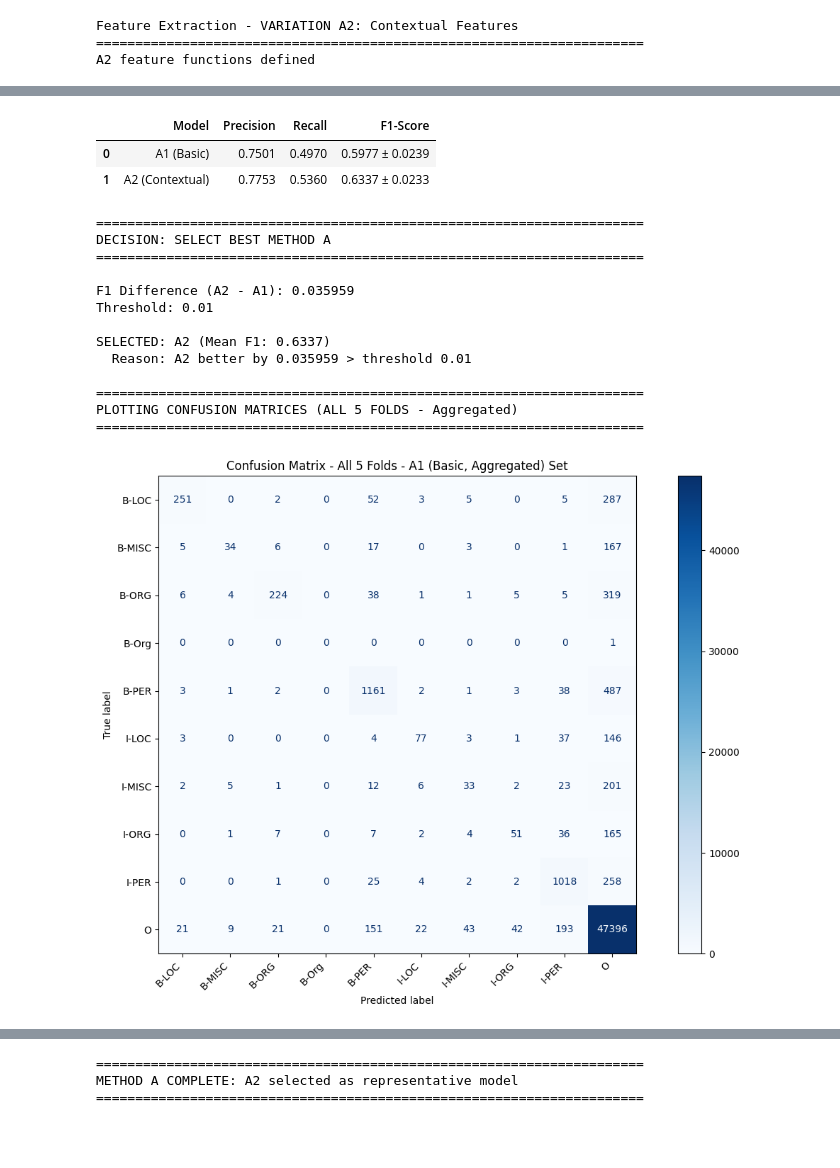
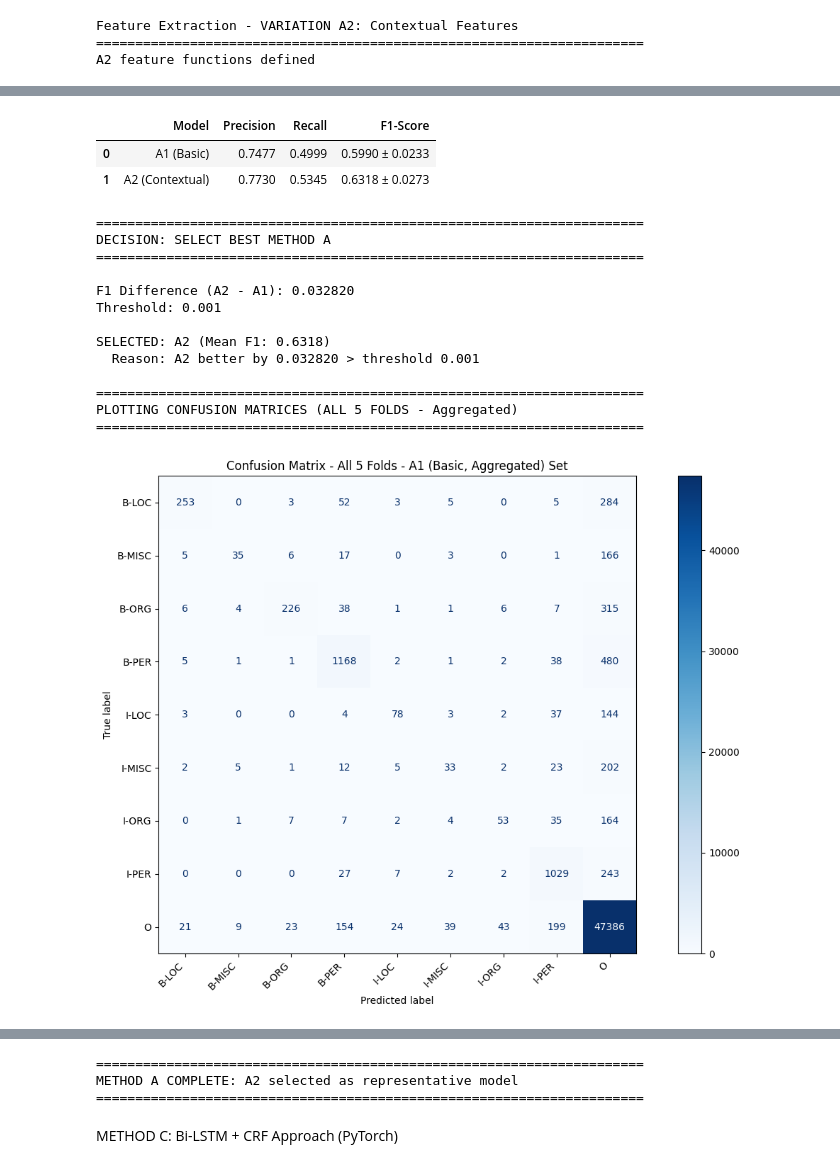
Before and after one commit to ThanhVinh-source/NER_Twitter_Project, a Jupyter notebook: NER:TC/NER Project/NER/NER Project.ipynb, the cells around one changed output, grey strips where cells are left out. Cells and saved outputs as stored; diff of their text form; code cells hidden in the pictures; blank space fills up the shorter version.

```diff
--- a/NER:TC/NER Project/NER/NER Project.ipynb
+++ b/NER:TC/NER Project/NER/NER Project.ipynb
@@ -278,16 +299,6 @@ try:
 except LookupError:
     nltk.download('averaged_perceptron_tagger')
 
-def get_mapped_word(word):
-    w_lower = word.lower()
-    if word.startswith('@'):
-        return '_MENTION_'
-    if word.startswith('http'):
-        return '_URL_'
-    if word.startswith('#'):
-        return '_HASHTAG_'
-    return w_lower
-
 def word2features_A1(word, pos):
     """ Extract 11 basic features for a word.
 
@@ -296,13 +307,10 @@ def word2features_A1(word, pos):
 
     Returns a dictionary of features for sklearn-crfsuite.
     """
-
-    word_mapped = get_mapped_word(word)
-
     features_A1 = {
         'bias': 1.0,
         'len(word)': len(word), # Length of the word
-        'word.lower()': word_mapped, # Lowercase form of the word
+        'word.lower()': word.lower(), # Lowercase form of the word
         'word[-3:]': word[-3:], # Last 3 characters (suffix)
         'word[-2:]': word[-2:], # Last 2 characters (suffix)
         'word[:3]': word[:3], # First 3 characters (prefix)
@@ -313,9 +321,9 @@ def word2features_A1(word, pos):
         'word.isdigit()': word.isdigit(),
         'postag': pos,
         'word.shape': ''.join(['X' if c.isupper() else 'x' for c in word if c.isalpha()]), # Shape feature (e.g., 'Xx' for 'John', 'xxx' for 'cat')
-        'is_mention': word.startswith('@'),
-        'is_hashtag': word.startswith('#'),
-        'is_url': word.startswith('http')
+        'is_mention': word == '_MENTION_',
+        'is_hashtag': word == '_HASHTAG_',
+        'is_url': word == '_URL_',
     }
     return features_A1
 
@@ -356,12 +364,11 @@ def word2features_A2(sent, i, pos_tags):
 
     word = sent[i]
     pos = pos_tags[i][1]  # POS tag for current word
-    word_mapped = get_mapped_word(word)
 
     features_A2 = {
         'bias': 1.0,
         'len(word)': len(word),
-        'word.lower()': word_mapped,
+        'word.lower()': word.lower(),
         'word[-3:]': word[-3:],
         'word[-2:]': word[-2:],
         'word[:3]': word[:3],
@@ -771,7 +778,7 @@ std_f1_A2 = np.std(fold_scores_A2['f1'])
 
 # Compare A1 vs A2
 f1_diff = mean_f1_A2 - mean_f1_A1
-f1_threshold = 0.01
+f1_threshold = 0.001
 
 print("\n" + "="*70)
 print("FOLD-BY-FOLD RESULTS")
@@ -816,7 +823,7 @@ print(f"Threshold: {f1_threshold}")
 
 if abs(f1_diff) <= f1_threshold:
     best_A = 'A1'
-    reason = f"Difference {abs(f1_diff):.6f} ≤ threshold {f1_threshold} → Choose simpler model (A1)"
+    reason = f"Difference {abs(f1_diff):.6f} ≤ threshold {f1_threshold} -> Choose simpler model (A1)"
 else:
     if f1_diff > 0:
         best_A = 'A2'
@@ -881,21 +888,21 @@ FOLD-BY-FOLD RESULTS
 
 ======================================================================
 AVERAGE METRICS ACROSS 5 FOLDS
 ======================================================================
 |  | Model | Precision | Recall | F1-Score |
-| 0 | A1 (Basic) | 0.7501 | 0.4970 | 0.5977 ± 0.0239 |
-| 1 | A2 (Contextual) | 0.7753 | 0.5360 | 0.6337 ± 0.0233 |
+| 0 | A1 (Basic) | 0.7477 | 0.4999 | 0.5990 ± 0.0233 |
+| 1 | A2 (Contextual) | 0.7730 | 0.5345 | 0.6318 ± 0.0273 |
 ======================================================================
 DECISION: SELECT BEST METHOD A
 ======================================================================
 
-F1 Difference (A2 - A1): 0.035959
-Threshold: 0.01
+F1 Difference (A2 - A1): 0.032820
+Threshold: 0.001
 
-SELECTED: A2 (Mean F1: 0.6337)
-  Reason: A2 better by 0.035959 > threshold 0.01
+SELECTED: A2 (Mean F1: 0.6318)
+  Reason: A2 better by 0.032820 > threshold 0.001
 
 ======================================================================
 PLOTTING CONFUSION MATRICES (ALL 5 FOLDS - Aggregated)
 ======================================================================
-[figure, old version]
+[figure, new version]
@@ -903,3 +910,5 @@ PLOTTING CONFUSION MATRICES (ALL 5 FOLDS - Aggregated)
 ======================================================================
 METHOD A COMPLETE: A2 selected as representative model
 ======================================================================
+# %% [markdown]
+METHOD C: Bi-LSTM + CRF Approach (PyTorch)
```
Also changed, not shown: parts of 19 cells of this notebook.
